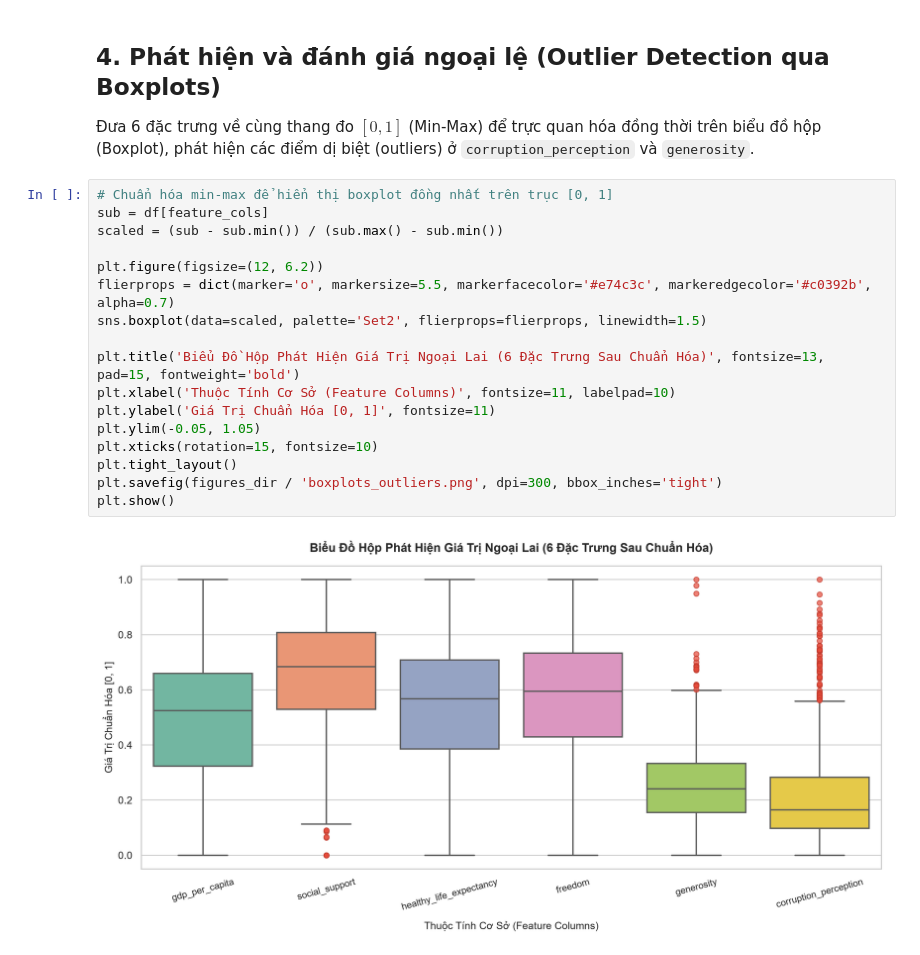
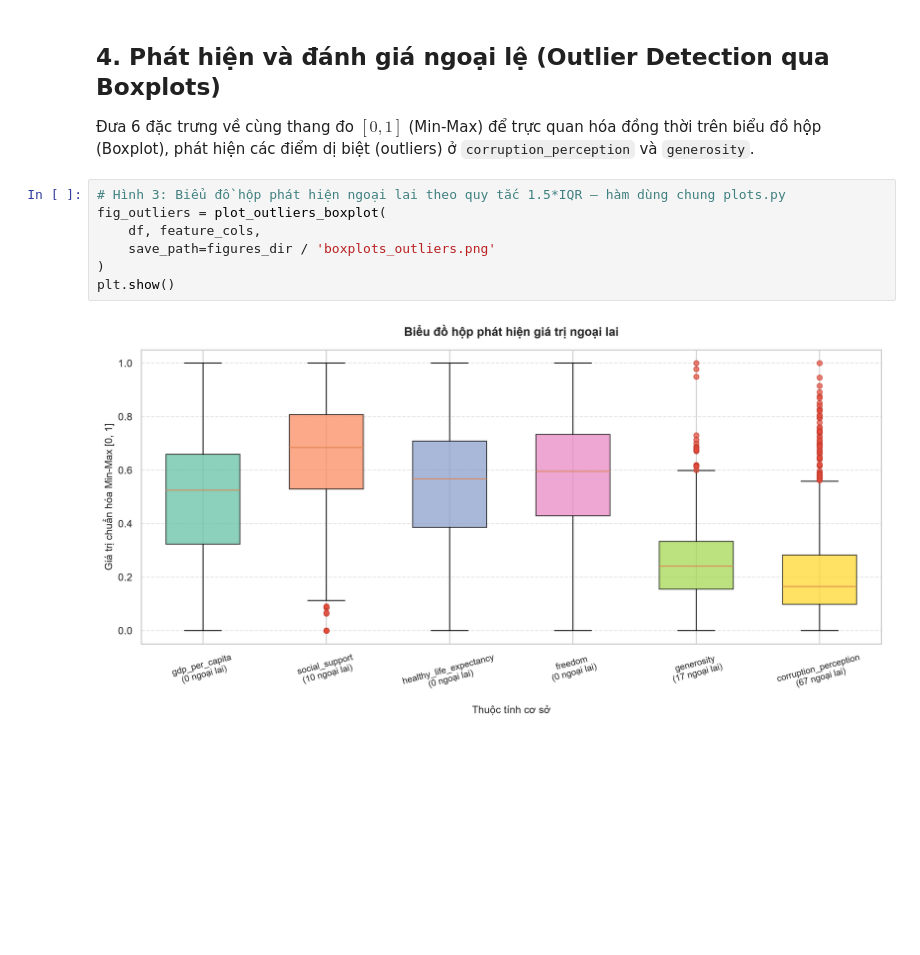
Before and after one commit to huynhtamtri2006-gif/world-happiness-clustering, a Jupyter notebook: notebooks/02_exploratory_data_analysis.ipynb, the cells around one changed output. Drawn from its saved outputs; the diff is of its cells as text; blank space fills up the shorter version.

```diff
--- a/notebooks/02_exploratory_data_analysis.ipynb
+++ b/notebooks/02_exploratory_data_analysis.ipynb
@@ -105,22 +104,12 @@ plt.show()
 # %% [markdown]
 ## 4. Phát hiện và đánh giá ngoại lệ (Outlier Detection qua Boxplots)
 Đưa 6 đặc trưng về cùng thang đo $[0, 1]$ (Min-Max) để trực quan hóa đồng thời trên biểu đồ hộp (Boxplot), phát hiện các điểm dị biệt (outliers) ở `corruption_perception` và `generosity`.
-# %%
-# Chuẩn hóa min-max để hiển thị boxplot đồng nhất trên trục [0, 1]
-sub = df[feature_cols]
-scaled = (sub - sub.min()) / (sub.max() - sub.min())
-
-plt.figure(figsize=(12, 6.2))
-flierprops = dict(marker='o', markersize=5.5, markerfacecolor='#e74c3c', markeredgecolor='#c0392b', alpha=0.7)
-sns.boxplot(data=scaled, palette='Set2', flierprops=flierprops, linewidth=1.5)
-
-plt.title('Biểu Đồ Hộp Phát Hiện Giá Trị Ngoại Lai (6 Đặc Trưng Sau Chuẩn Hóa)', fontsize=13, pad=15, fontweight='bold')
-plt.xlabel('Thuộc Tính Cơ Sở (Feature Columns)', fontsize=11, labelpad=10)
-plt.ylabel('Giá Trị Chuẩn Hóa [0, 1]', fontsize=11)
-plt.ylim(-0.05, 1.05)
-plt.xticks(rotation=15, fontsize=10)
-plt.tight_layout()
-plt.savefig(figures_dir / 'boxplots_outliers.png', dpi=300, bbox_inches='tight')
-plt.show()
-# %% [output]
-[figure, removed]
+# %%
+# Hình 3: Biểu đồ hộp phát hiện ngoại lai theo quy tắc 1.5*IQR — hàm dùng chung plots.py
+fig_outliers = plot_outliers_boxplot(
+    df, feature_cols,
+    save_path=figures_dir / 'boxplots_outliers.png'
+)
+plt.show()
+# %% [output]
+[figure, added]
```
Also changed, not shown: parts of 5 cells of this notebook, 8 other files.
